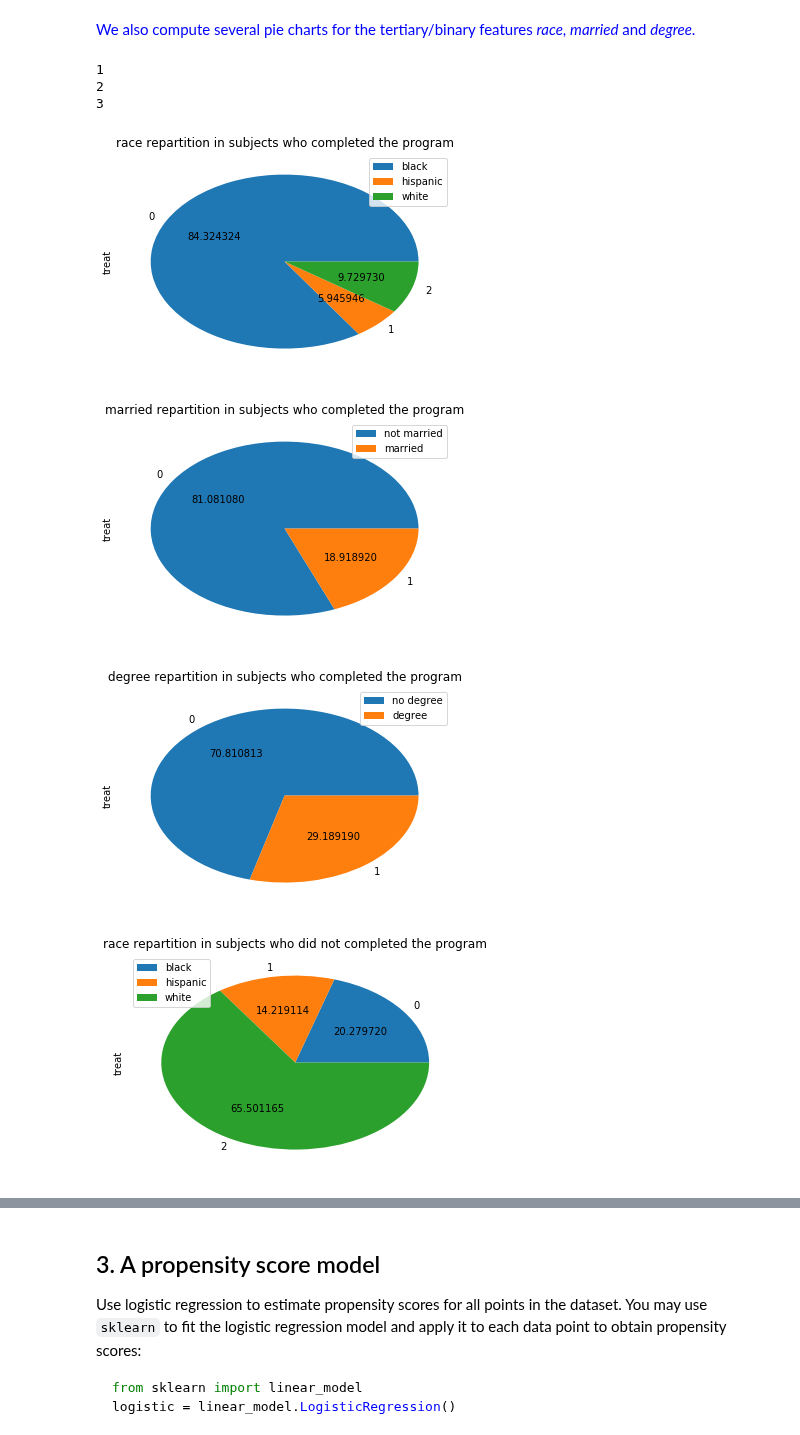
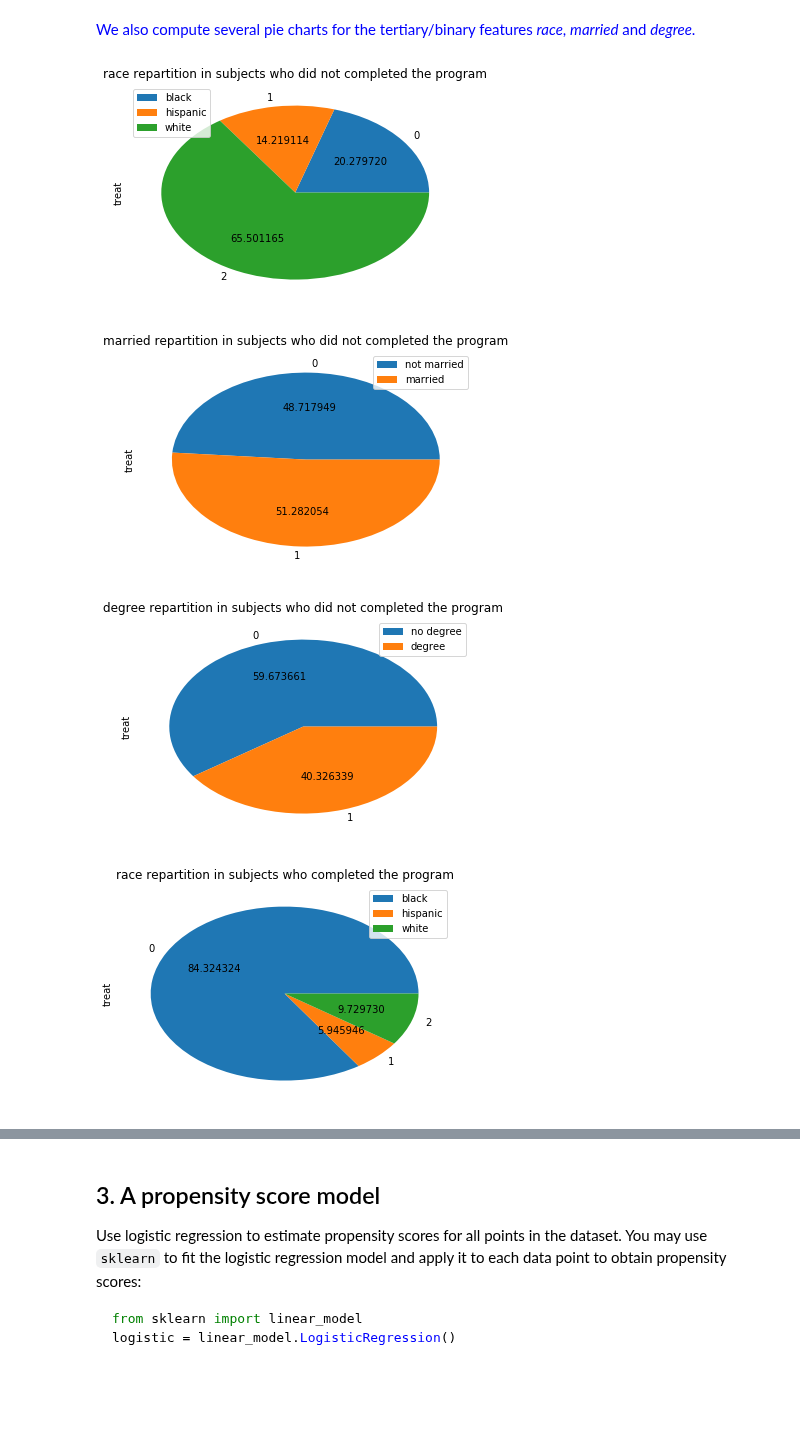
Before and after one commit to mosimann/ADA, a Jupyter notebook: 04 - Applied ML/Homework 4.ipynb, the cells around one changed output, grey strips where cells are left out. Saved outputs shown, nothing was run; the diff lists cells and outputs as text; code cells hidden in the pictures; blank space fills up the shorter version.

```diff
--- a/04 - Applied ML/Homework 4.ipynb
+++ b/04 - Applied ML/Homework 4.ipynb
@@ -96,6 +96,6 @@ treat.describe()
 # %%
 ax = lalonde.boxplot(column = ['re78'], by = ['treat'] ,figsize=(12,6))
 ax.set_xlabel('Program completion')
-ax.set_ylabel('Revenue in 1978')
-ax.set_title('Revenue in 1978 as a function of the program completion')
+ax.set_ylabel('RE in 1978')
+ax.set_title('Real earnings in 1978 as a function of the program completion')
 # %% [output]
@@ -133,25 +133,21 @@ for features in ['age', 'educ', 're74', 're75']:
 # %%
 a=0
 b=0
 legend = [['black', 'hispanic', 'white'],['not married', 'married'],['no degree', 'degree']]
 
 for features in ['race', 'married', 'degree']:
 
-    pie = treat.groupby(features).count().plot.pie(y='treat', autopct="%2f").legend(labels=legend[a] , loc="best")
-    plt.title(features+' repartition in subjects who completed the program')
+    pie = no_treat.groupby(features).count().plot.pie(y='treat', autopct="%2f").legend(labels=legend[a] , loc="best")
+    plt.title(features+' repartition in subjects who did not completed the program')
     a+=1
-    print(a)
 
 for features in ['race', 'married', 'degree']:
 
-    pie = no_treat.groupby(features).count().plot.pie(y='treat', autopct="%2f").legend(labels=legend[b] , loc="best")
-    plt.title(features+' repartition in subjects who did not completed the program')
+    pie = treat.groupby(features).count().plot.pie(y='treat', autopct="%2f").legend(labels=legend[b] , loc="best")
+    plt.title(features+' repartition in subjects who completed the program')
     b+=1
 # %% [output]
-1
-2
-3
-[figure, old version]
+[figure, new version]
-[figure, old version]
+[figure, new version]
-[figure, old version]
+[figure, new version]
-[figure, old version]
+[figure, new version]
```
Also changed, not shown: parts of 16 cells of this notebook.
